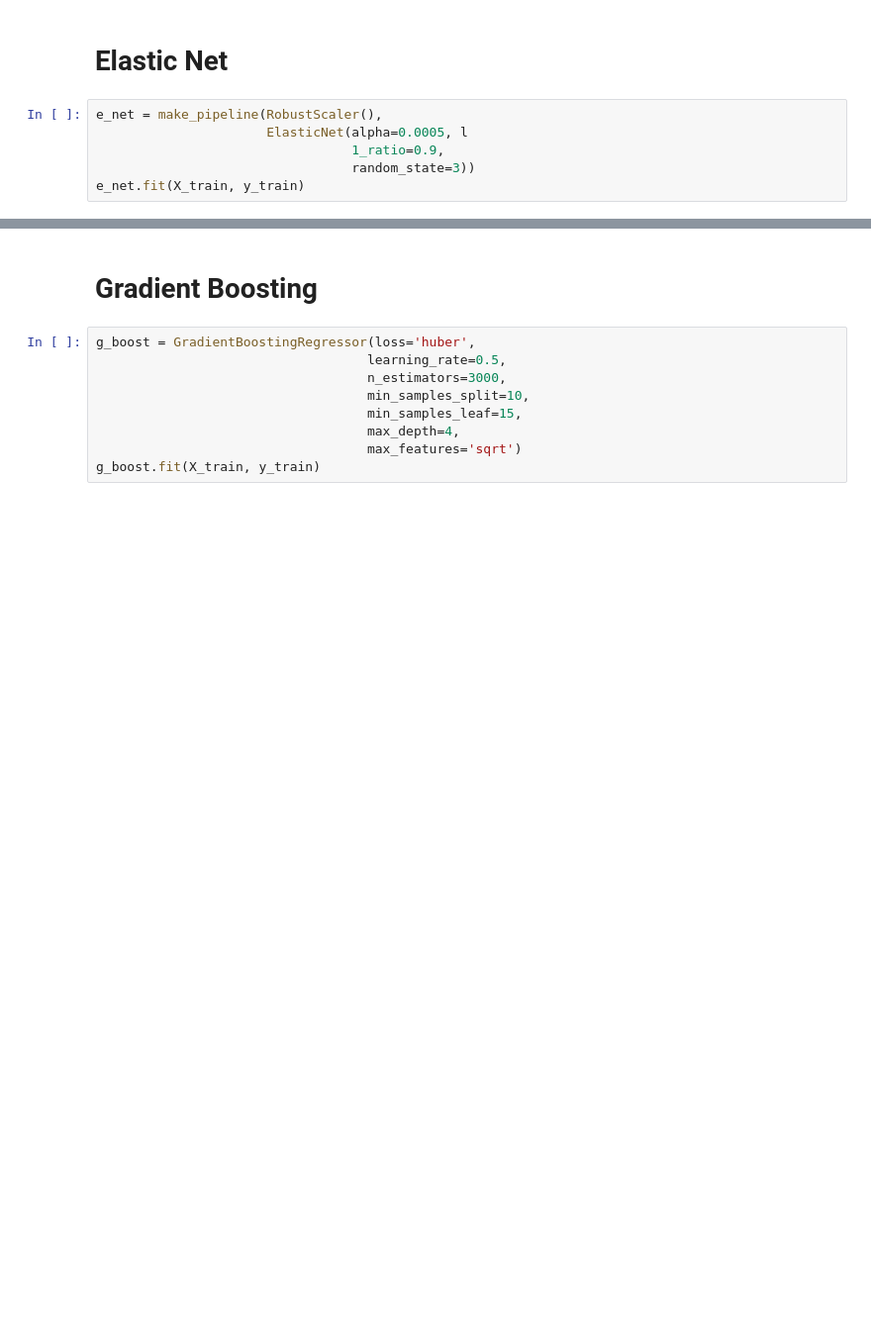
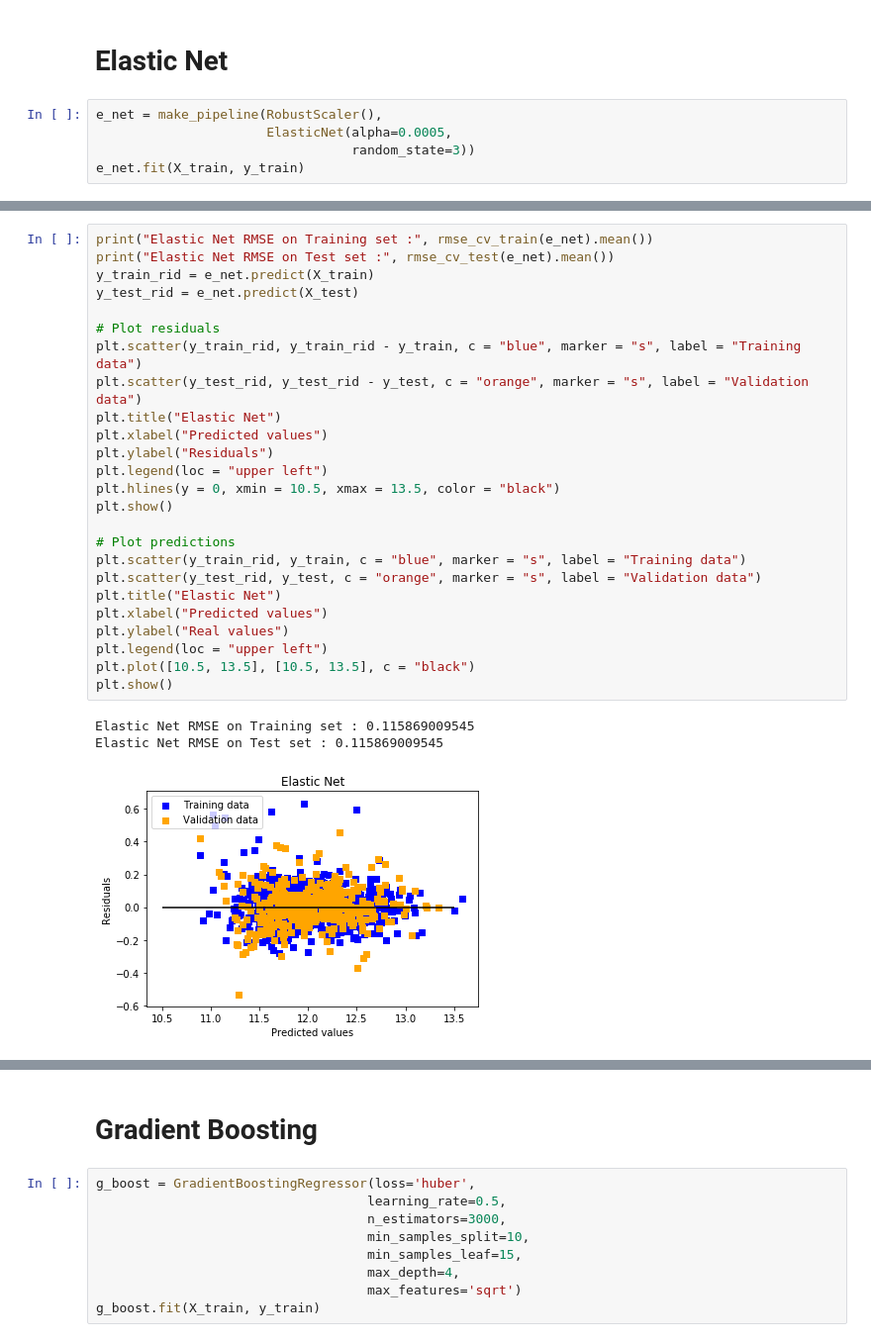
Before and after one commit to Andrew-Carl/House-Prices-Advanced-Regression-Techniques, a Jupyter notebook: Regression Models.ipynb, the cells around one changed output, grey strips where cells are left out. Shown at 99% size. Saved outputs shown, nothing was run; the diff lists cells and outputs as text; blank space fills up the shorter version.

```diff
--- a/Regression Models.ipynb
+++ b/Regression Models.ipynb
@@ -285,8 +340,7 @@ Ridge RMSE on Test set : 0.116255562636
 # Elastic Net
 # %%
 e_net = make_pipeline(RobustScaler(),
-                      ElasticNet(alpha=0.0005, l
-                                 1_ratio=0.9,
+                      ElasticNet(alpha=0.0005,
                                  random_state=3))
 e_net.fit(X_train, y_train)
 # %% [output]
@@ -307,0 +362,29 @@ Elastic Net RMSE on Test set : 0.117076739577
+# %%
+print("Elastic Net RMSE on Training set :", rmse_cv_train(e_net).mean())
+print("Elastic Net RMSE on Test set :", rmse_cv_test(e_net).mean())
+y_train_rid = e_net.predict(X_train)
+y_test_rid = e_net.predict(X_test)
+
+# Plot residuals
+plt.scatter(y_train_rid, y_train_rid - y_train, c = "blue", marker = "s", label = "Training data")
+plt.scatter(y_test_rid, y_test_rid - y_test, c = "orange", marker = "s", label = "Validation data")
+plt.title("Elastic Net")
+plt.xlabel("Predicted values")
+plt.ylabel("Residuals")
+plt.legend(loc = "upper left")
+plt.hlines(y = 0, xmin = 10.5, xmax = 13.5, color = "black")
+plt.show()
+
+# Plot predictions
+plt.scatter(y_train_rid, y_train, c = "blue", marker = "s", label = "Training data")
+plt.scatter(y_test_rid, y_test, c = "orange", marker = "s", label = "Validation data")
+plt.title("Elastic Net")
+plt.xlabel("Predicted values")
+plt.ylabel("Real values")
+plt.legend(loc = "upper left")
+plt.plot([10.5, 13.5], [10.5, 13.5], c = "black")
+plt.show()
+# %% [output]
+Elastic Net RMSE on Training set : 0.115869009545
+Elastic Net RMSE on Test set : 0.115869009545
+[figure, added]
```
Also changed, not shown: parts of 15 cells of this notebook.
